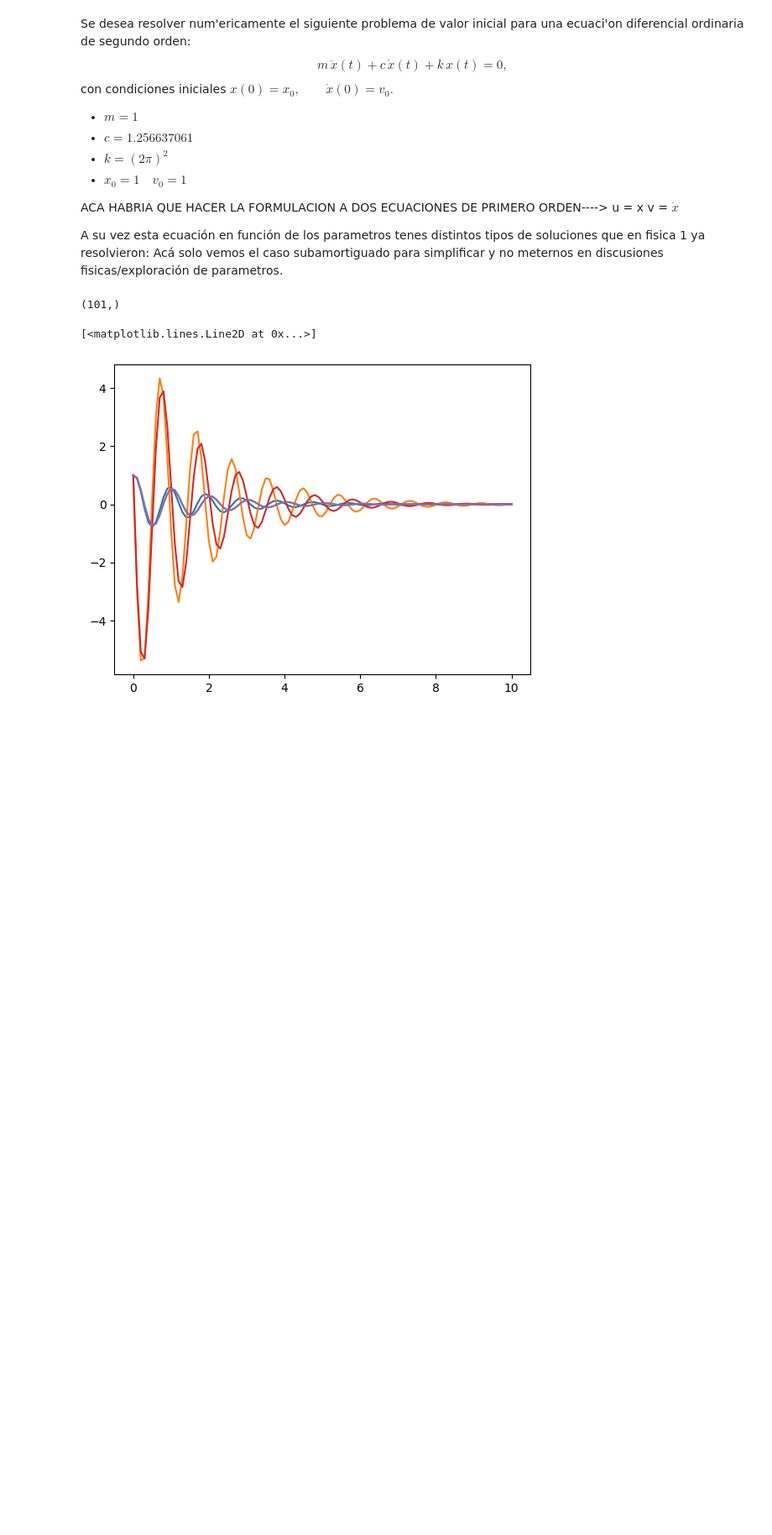
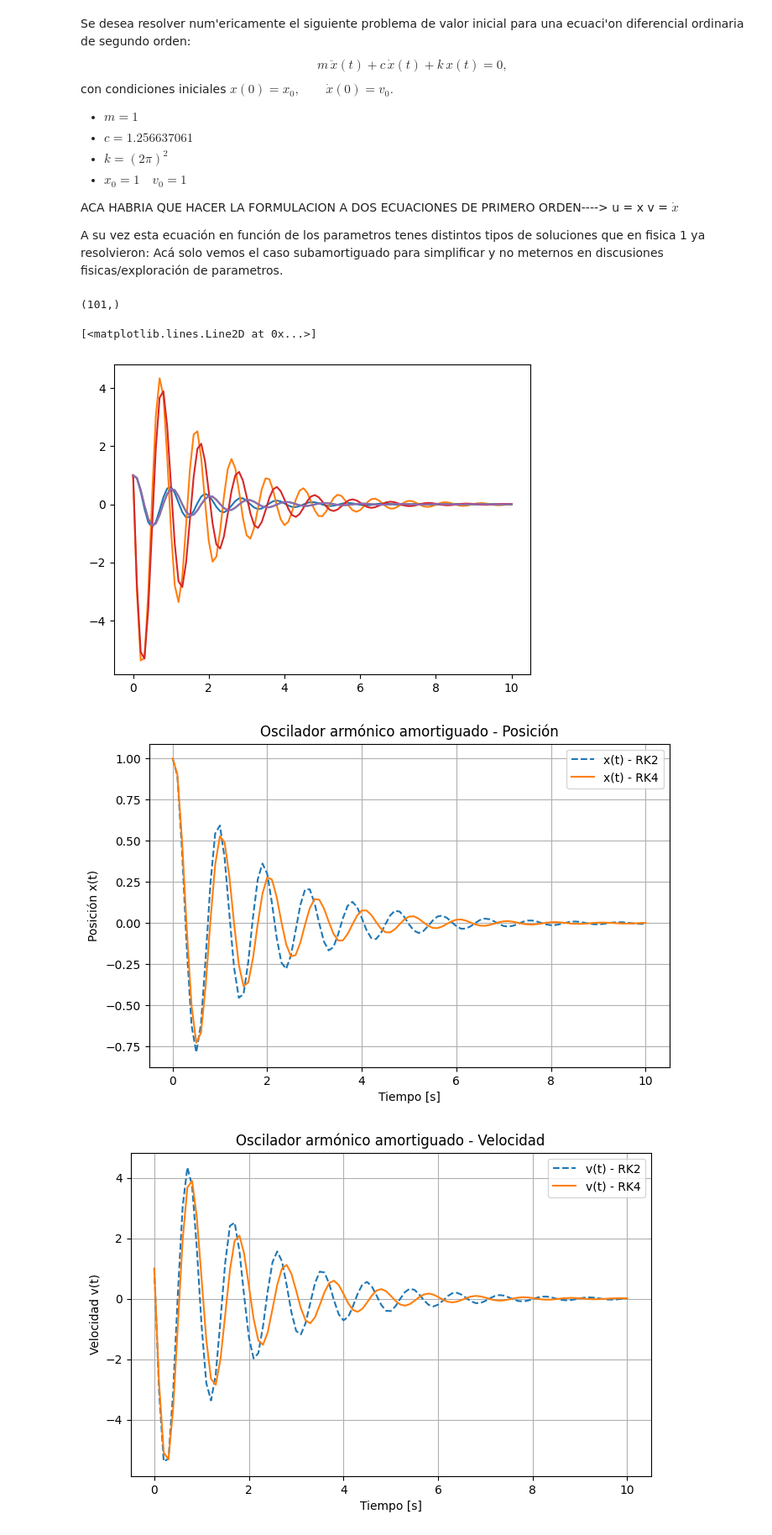
Before and after one commit to athinasalimm/Metodos_2025, a Jupyter notebook: odes/prototipo_athina_ode.ipynb, the cells around one changed output. Shown at 84% size. Saved outputs shown, nothing was run; the diff lists cells and outputs as text; code cells hidden in the pictures; blank space fills up the shorter version.

```diff
--- a/odes/prototipo_athina_ode.ipynb
+++ b/odes/prototipo_athina_ode.ipynb
@@ -111,3 +110,41 @@ plt.plot(time, ground_truth_subamortiguado(time, m, c, k, x0= 1, v0=1)[0])
 # %% [output]
 [<matplotlib.lines.Line2D at 0x...>]
 [figure]
+# %%
+import matplotlib.pyplot as plt
+
+# --- Gráfico 1: t vs x ---
+plt.figure(figsize=(8,5))
+plt.plot(time, Y_rk2[:,0], label="x(t) - RK2", linestyle="--")
+plt.plot(time, Y_rk4[:,0], label="x(t) - RK4", linestyle="-")
+plt.xlabel("Tiempo [s]")
+plt.ylabel("Posición x(t)")
+plt.title("Oscilador armónico amortiguado - Posición")
+plt.legend()
+plt.grid(True)
+plt.show()
+
+# --- Gráfico 2: t vs v ---
+plt.figure(figsize=(8,5))
+plt.plot(time, Y_rk2[:,1], label="v(t) - RK2", linestyle="--")
+plt.plot(time, Y_rk4[:,1], label="v(t) - RK4", linestyle="-")
+plt.xlabel("Tiempo [s]")
+plt.ylabel("Velocidad v(t)")
+plt.title("Oscilador armónico amortiguado - Velocidad")
+plt.legend()
+plt.grid(True)
+plt.show()
+
+# --- Gráfico 3: diagrama de fase (x vs v) ---
+plt.figure(figsize=(6,6))
+plt.plot(Y_rk2[:,0], Y_rk2[:,1], label="RK2", linestyle="--")
+plt.plot(Y_rk4[:,0], Y_rk4[:,1], label="RK4", linestyle="-")
+plt.xlabel("Posición x(t)")
+plt.ylabel("Velocidad v(t)")
+plt.title("Diagrama de fase")
+plt.legend()
+plt.grid(True)
+plt.show()
+# %% [output]
+[figure, added]
+[figure, added]
```
Also changed, not shown: parts of 2 cells of this notebook.
